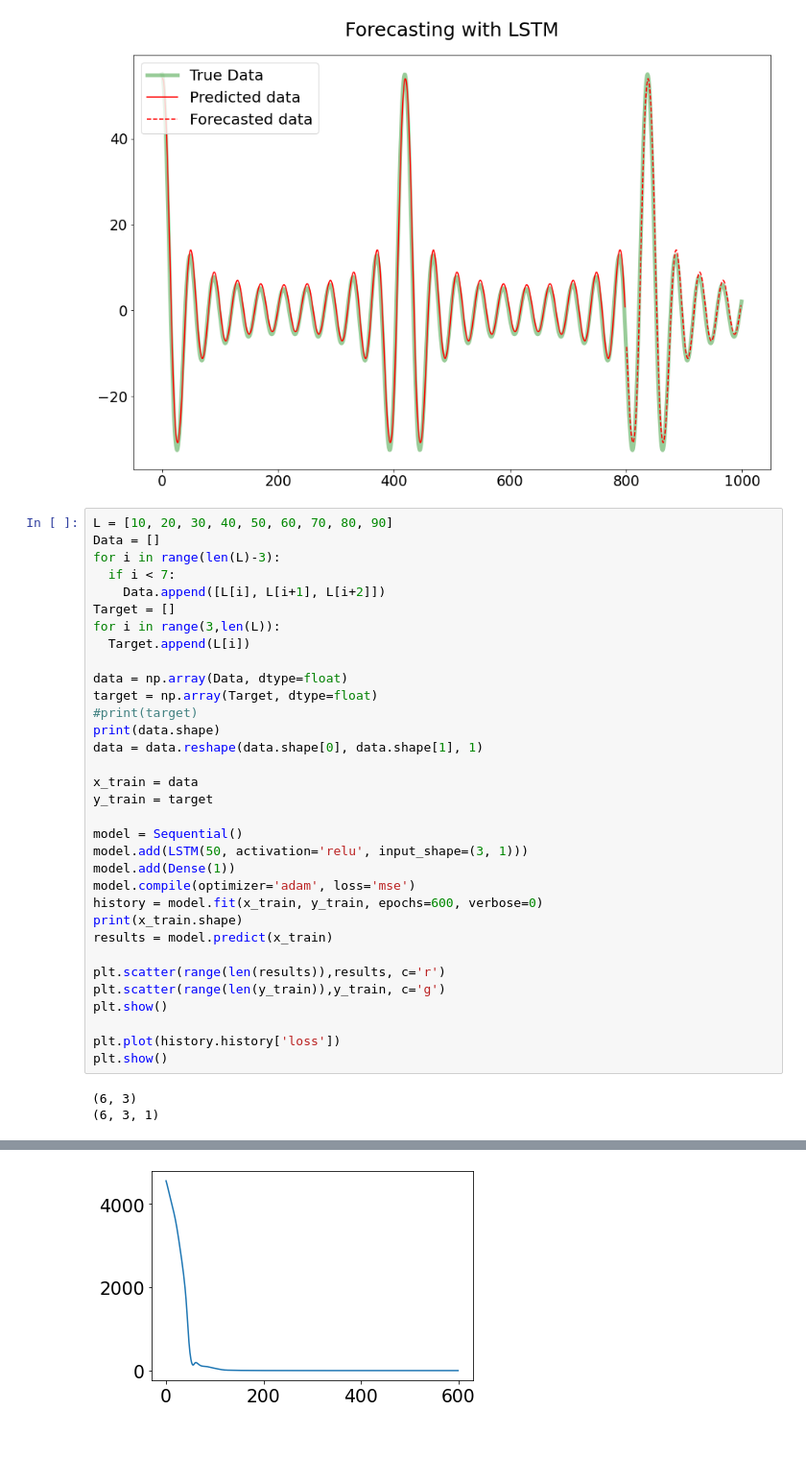
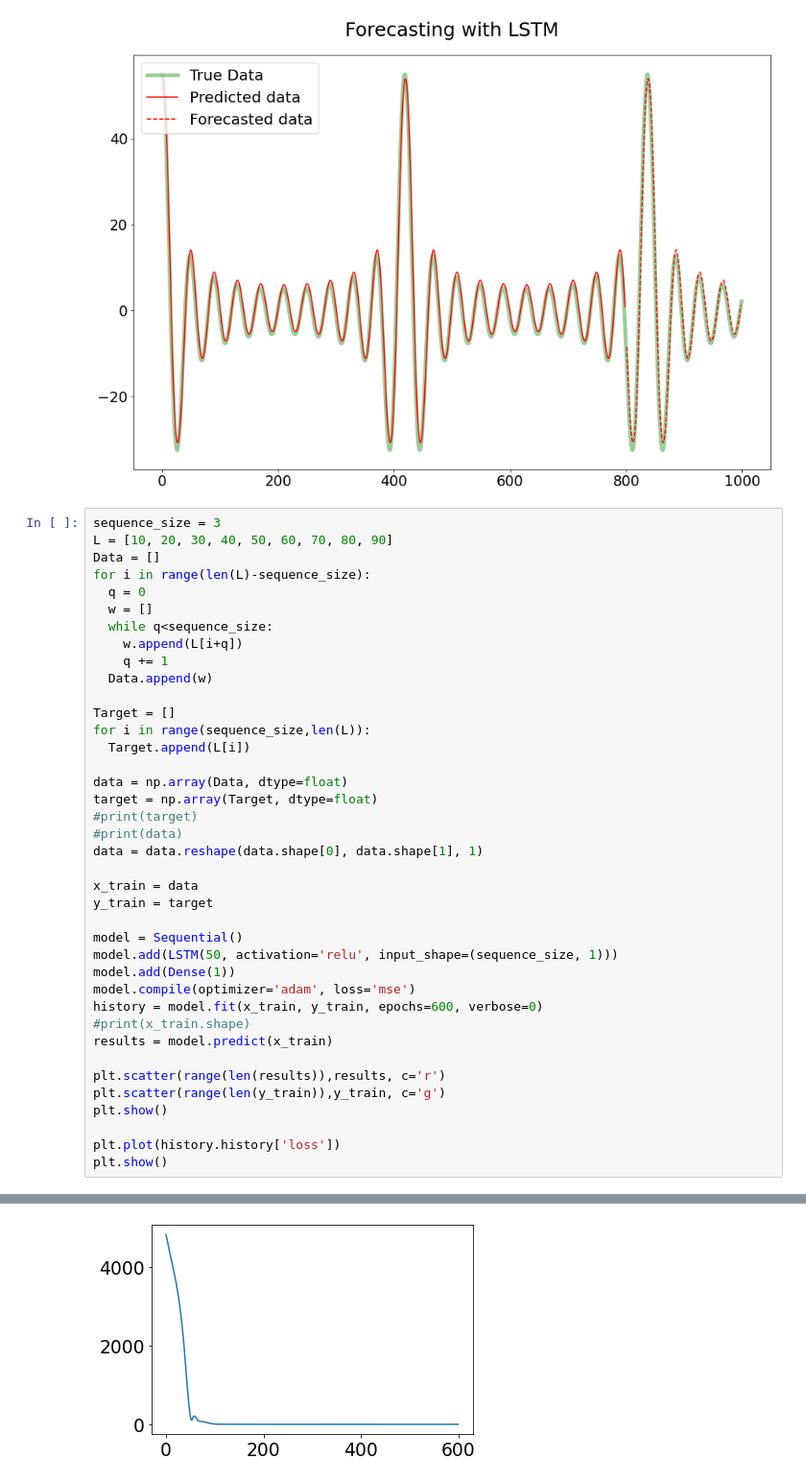
Before and after one commit to RitvikPrabhu/Machine-Learning, a Jupyter notebook: Neural_Networks_function_prediction_.ipynb, the cells around one changed output, grey strips where cells are left out. Shown at 96% size. Cells and saved outputs as stored; diff of their text form; blank space fills up the shorter version.

```diff
--- a/Neural_Networks_function_prediction_.ipynb
+++ b/Neural_Networks_function_prediction_.ipynb
@@ -698,43 +698,47 @@ Train Score: 1.82 RMSE
 Test Score: 2.41 RMSE
 [figure]
 # %%
+sequence_size = 3
 L = [10, 20, 30, 40, 50, 60, 70, 80, 90]
 Data = []
-for i in range(len(L)-3):
-  if i < 7:
-    Data.append([L[i], L[i+1], L[i+2]])
+for i in range(len(L)-sequence_size):
+  q = 0
+  w = []
+  while q<sequence_size:
+    w.append(L[i+q])
+    q += 1
+  Data.append(w)
+
 Target = []
-for i in range(3,len(L)):
+for i in range(sequence_size,len(L)):
   Target.append(L[i])
 
 data = np.array(Data, dtype=float)
 target = np.array(Target, dtype=float)
 #print(target)
-print(data.shape)
+#print(data)
 data = data.reshape(data.shape[0], data.shape[1], 1)
 
 x_train = data
 y_train = target
 
 model = Sequential()
-model.add(LSTM(50, activation='relu', input_shape=(3, 1)))
+model.add(LSTM(50, activation='relu', input_shape=(sequence_size, 1)))
 model.add(Dense(1))
 model.compile(optimizer='adam', loss='mse')
 history = model.fit(x_train, y_train, epochs=600, verbose=0)
-print(x_train.shape)
+#print(x_train.shape)
 results = model.predict(x_train)
 
 plt.scatter(range(len(results)),results, c='r')
 plt.scatter(range(len(y_train)),y_train, c='g')
 plt.show()
 
 plt.plot(history.history['loss'])
 plt.show()
 # %% [output]
-(6, 3)
-(6, 3, 1)
 [figure]
-[figure, old version]
+[figure, new version]
 # %%
 print(results)
 # %% [output]
```
Also changed, not shown: parts of 2 cells of this notebook.
